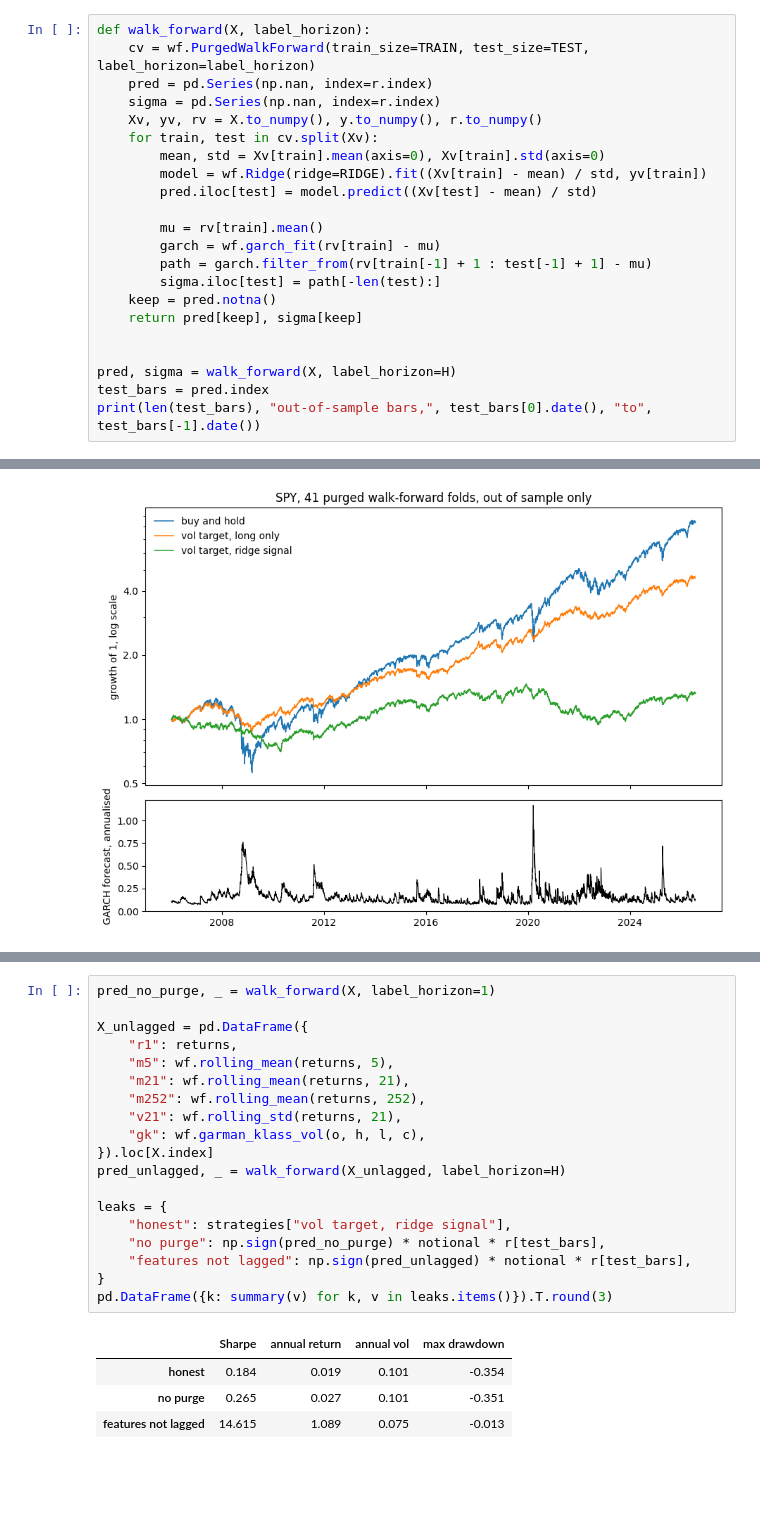
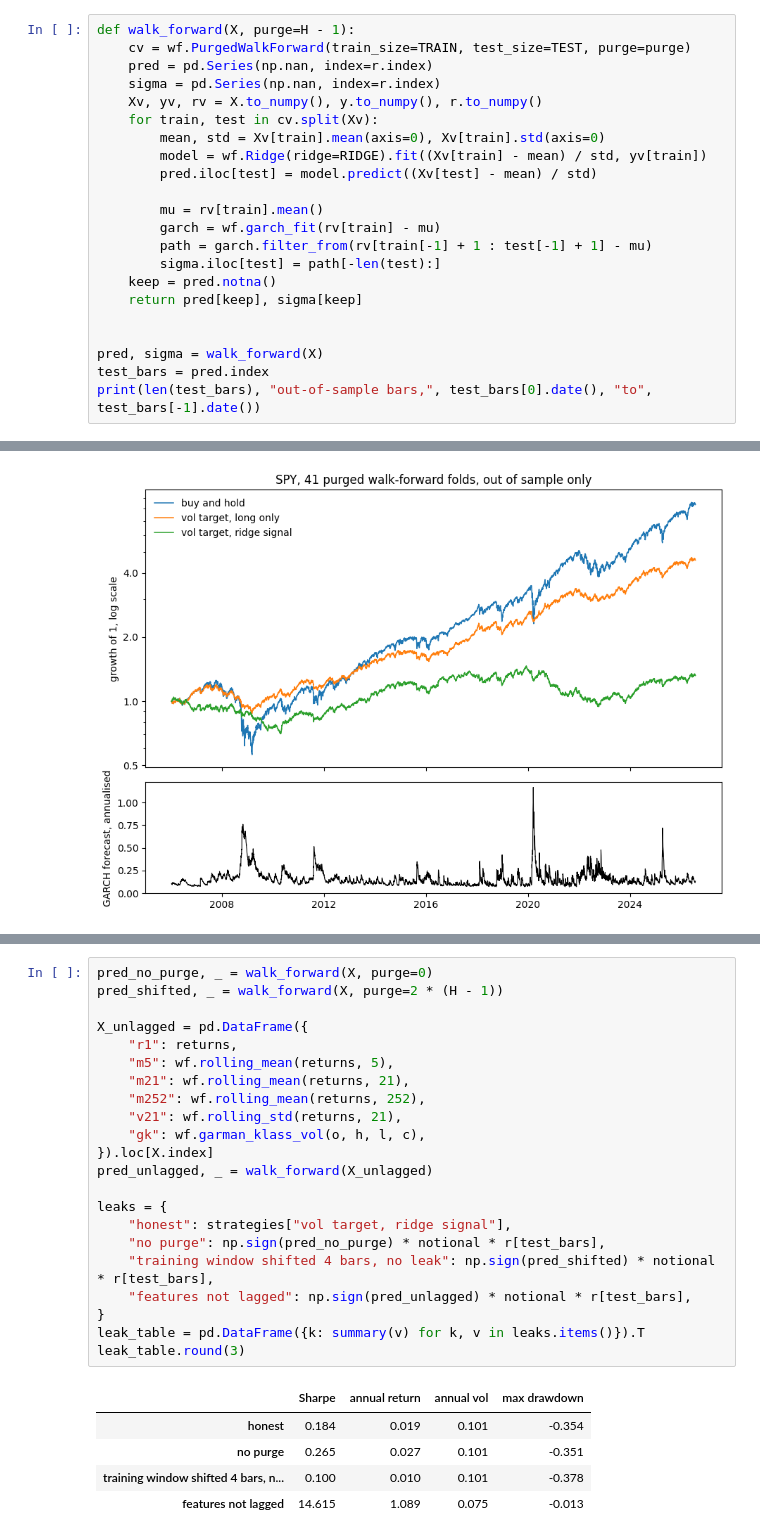
Before and after one commit to haeganm/ML-Library---Risk-Position-Sizing, a Jupyter notebook: examples/spy_walk_forward.ipynb, the cells around one changed output, grey strips where cells are left out. Saved outputs shown, nothing was run; the diff lists cells and outputs as text; blank space fills up the shorter version.

```diff
--- a/examples/spy_walk_forward.ipynb
+++ b/examples/spy_walk_forward.ipynb
@@ -85,8 +85,8 @@ recursion across the purge gap and through the test window with
 `filter_from`. The filter is predictive, so `sigma[t]` is the forecast
 for bar `t` built from returns before `t`.
 # %%
-def walk_forward(X, label_horizon):
-    cv = wf.PurgedWalkForward(train_size=TRAIN, test_size=TEST, label_horizon=label_horizon)
+def walk_forward(X, purge=H - 1):
+    cv = wf.PurgedWalkForward(train_size=TRAIN, test_size=TEST, purge=purge)
     pred = pd.Series(np.nan, index=r.index)
     sigma = pd.Series(np.nan, index=r.index)
     Xv, yv, rv = X.to_numpy(), y.to_numpy(), r.to_numpy()
@@ -103,7 +103,7 @@ def walk_forward(X, label_horizon):
     return pred[keep], sigma[keep]
 
 
-pred, sigma = walk_forward(X, label_horizon=H)
+pred, sigma = walk_forward(X)
 test_bars = pred.index
 print(len(test_bars), "out-of-sample bars,", test_bars[0].date(), "to", test_bars[-1].date())
 # %% [output]
@@ -194,24 +209,28 @@ is one fifth of the label.
 # %%
-pred_no_purge, _ = walk_forward(X, label_horizon=1)
+pred_no_purge, _ = walk_forward(X, purge=0)
+pred_shifted, _ = walk_forward(X, purge=2 * (H - 1))
 
 X_unlagged = pd.DataFrame({
     "r1": returns,
     "m5": wf.rolling_mean(returns, 5),
     "m21": wf.rolling_mean(returns, 21),
     "m252": wf.rolling_mean(returns, 252),
     "v21": wf.rolling_std(returns, 21),
     "gk": wf.garman_klass_vol(o, h, l, c),
 }).loc[X.index]
-pred_unlagged, _ = walk_forward(X_unlagged, label_horizon=H)
+pred_unlagged, _ = walk_forward(X_unlagged)
 
 leaks = {
     "honest": strategies["vol target, ridge signal"],
     "no purge": np.sign(pred_no_purge) * notional * r[test_bars],
+    "training window shifted 4 bars, no leak": np.sign(pred_shifted) * notional * r[test_bars],
     "features not lagged": np.sign(pred_unlagged) * notional * r[test_bars],
 }
-pd.DataFrame({k: summary(v) for k, v in leaks.items()}).T.round(3)
+leak_table = pd.DataFrame({k: summary(v) for k, v in leaks.items()}).T
+leak_table.round(3)
 # %% [output]
 |  | Sharpe | annual return | annual vol | max drawdown |
 | honest | 0.184 | 0.019 | 0.101 | -0.354 |
 | no purge | 0.265 | 0.027 | 0.101 | -0.351 |
+| training window shifted 4 bars, n... | 0.100 | 0.010 | 0.101 | -0.378 |
 | features not lagged | 14.615 | 1.089 | 0.075 | -0.013 |
```
Also changed, not shown: parts of 5 cells of this notebook, 20 other files.
